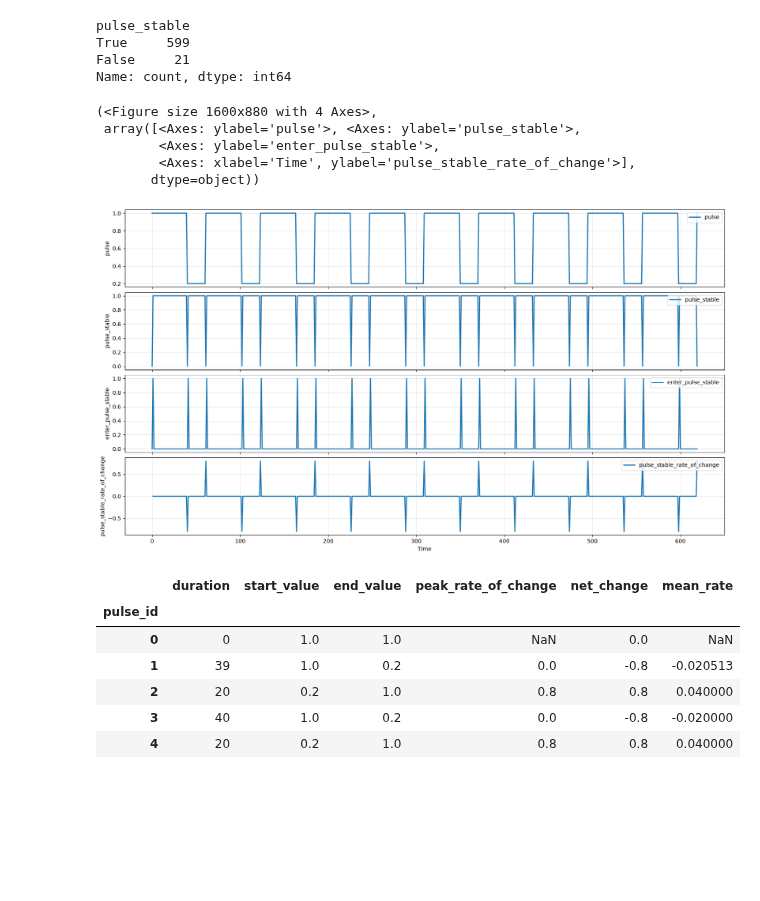
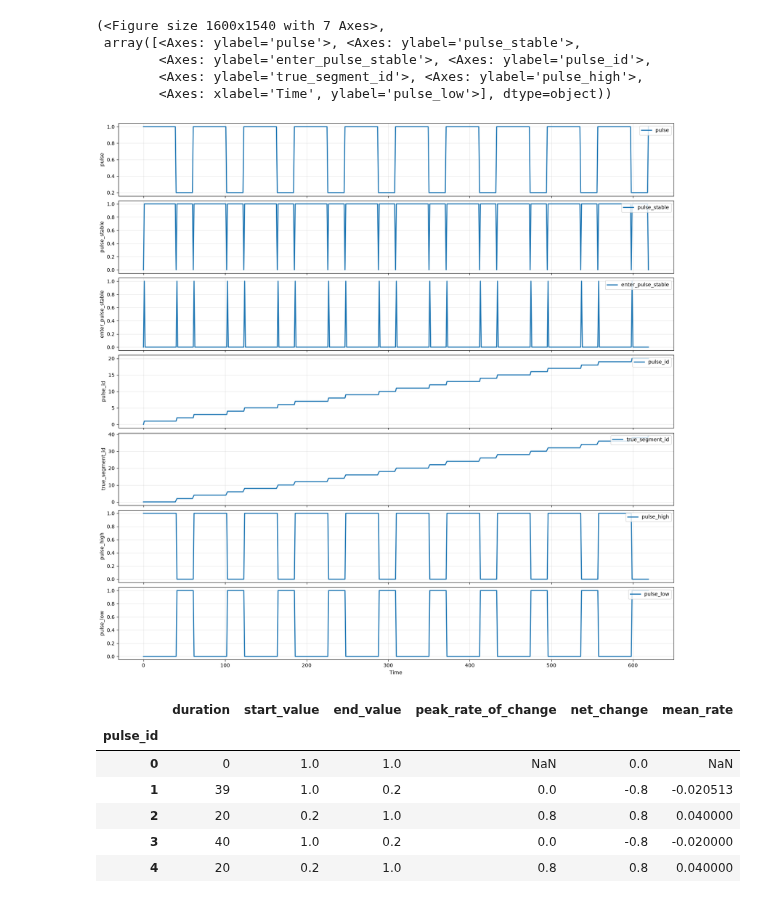
Before and after one commit to featuregraph/featuregraph, a Jupyter notebook: notebooks/transition_pulse.ipynb, the cells around one changed output. Saved outputs shown, nothing was run; the diff lists cells and outputs as text; code cells hidden in the pictures; blank space fills up the shorter version.

```diff
--- a/notebooks/transition_pulse.ipynb
+++ b/notebooks/transition_pulse.ipynb
@@ -39,6 +41,7 @@ pulse_transition = Transition(
     signal='pulse',
     direction='stable',
     op=stable_state,
+    diff_lag=10
 )
 
 df = pulse_transition.df
@@ -45,22 +78,22 @@ df = pulse_transition.df
 # %%
-df['pulse_stable'].value_counts()
+df['pulse_high'] = signal_measure(df, 'pulse', 'median', 'pulse_id', 'max')
+df['pulse_low'] = signal_measure(df, 'pulse', 'median', 'pulse_id', 'min')
-# %% [output]
-pulse_stable
-True     599
-False     21
-Name: count, dtype: int64
 # %%
 fg.plot(df, [['pulse'],
                 ['pulse_stable'],
                 ['enter_pulse_stable'],
-                ['pulse_stable_rate_of_change']])
+                ['pulse_id'],
+                ['true_segment_id'],
+                ['pulse_high'],
+                ['pulse_low']
+                ])
 # %% [output]
-(<Figure size 1600x880 with 4 Axes>,
+(<Figure size 1600x1540 with 7 Axes>,
  array([<Axes: ylabel='pulse'>, <Axes: ylabel='pulse_stable'>,
-        <Axes: ylabel='enter_pulse_stable'>,
-        <Axes: xlabel='Time', ylabel='pulse_stable_rate_of_change'>],
-       dtype=object))
+        <Axes: ylabel='enter_pulse_stable'>, <Axes: ylabel='pulse_id'>,
+        <Axes: ylabel='true_segment_id'>, <Axes: ylabel='pulse_high'>,
+        <Axes: xlabel='Time', ylabel='pulse_low'>], dtype=object))
-[figure, old version]
+[figure, new version]
 # %%
 summarydf = pulse_transition.summary()
 # %%
```
Also changed, not shown: parts of 3 cells of this notebook, 4 other files.
